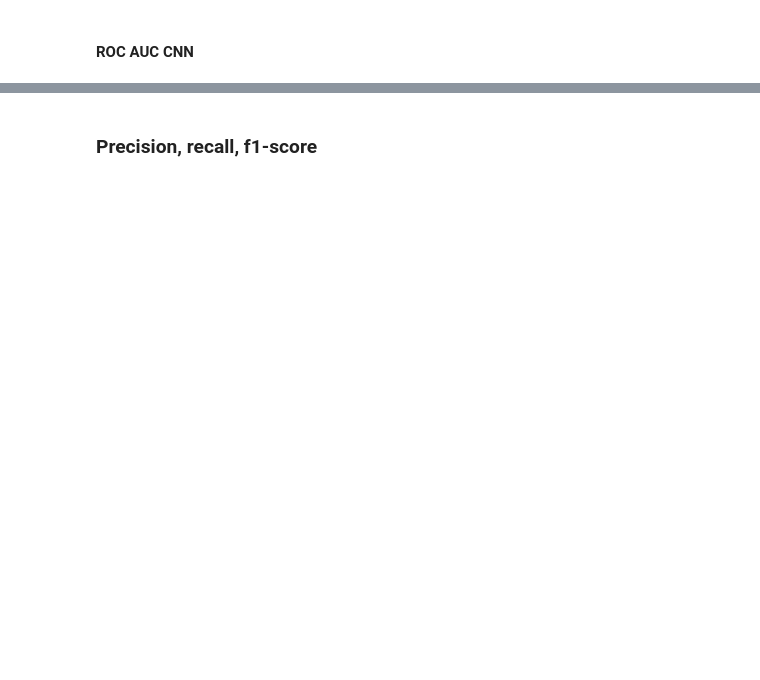
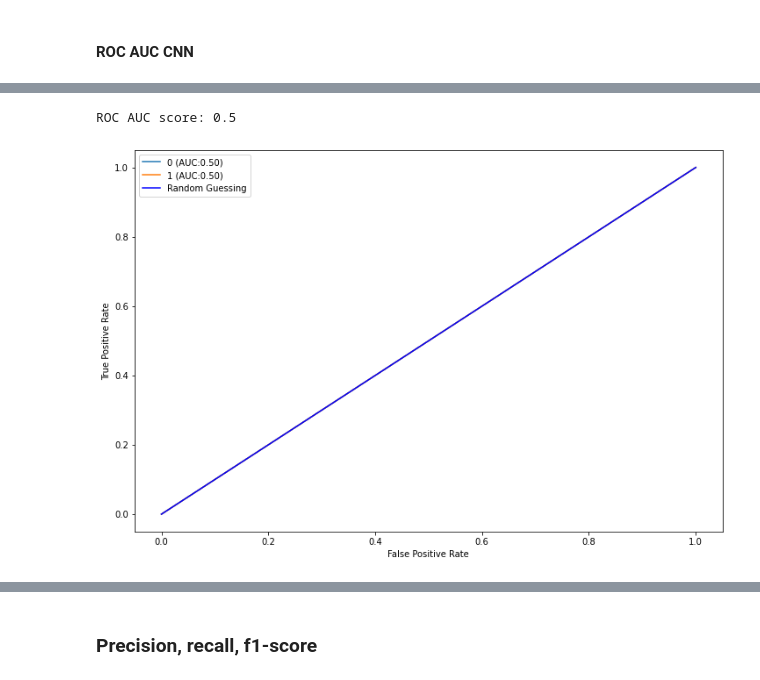
Before and after one commit to ppaszko/um_project, a Jupyter notebook: um_draft.ipynb, the cells around one changed output, grey strips where cells are left out. Cells and saved outputs as stored; diff of their text form; code cells hidden in the pictures; blank space fills up the shorter version.

```diff
--- a/um_draft.ipynb
+++ b/um_draft.ipynb
@@ -954,3 +1109,7 @@ y_pred_cnn = y_pred_cnn.argmax(axis=-1)
 # %%
 y_train_cnn = Y_train2.argmax(axis=-1)
 # y_train_cnn
+# %%
+y_test2=label_binarize(y_test2, classes=[0,1])
+y_test2= np.hstack((1-y_test2, y_test2))
+y_test2
@@ -956,0 +1124,4 @@ y_train_cnn = Y_train2.argmax(axis=-1)
+# %%
+y_pred_cnn=label_binarize(y_pred_cnn, classes=[0,1])
+y_pred_cnn= np.hstack((1-y_pred_cnn, y_pred_cnn))
+y_pred_cnn
@@ -957,31 +1146,34 @@ y_train_cnn = Y_train2.argmax(axis=-1)
 # %%
 import matplotlib.pyplot as plt
 from sklearn.preprocessing import LabelBinarizer
 from sklearn.metrics import roc_curve, auc, roc_auc_score
 
-target= ['0', '1', '2', '3', '4', '5', '6', '7', '8', '9']
+target= ['0', '1']
 # set plot figure size
 fig, c_ax = plt.subplots(1,1, figsize = (12, 8))
 
 # function for scoring roc auc score for multi-class
 def multiclass_roc_auc_score(y_test, y_pred, average="macro"):
     lb = LabelBinarizer()
     lb.fit(y_test)
     y_test = lb.transform(y_test)
     y_pred = lb.transform(y_pred)
 
     for (idx, c_label) in enumerate(target):
         fpr, tpr, thresholds = roc_curve(y_test[:,idx].astype(int), y_pred[:,idx])
         c_ax.plot(fpr, tpr, label = '%s (AUC:%0.2f)'  % (c_label, auc(fpr, tpr)))
     c_ax.plot(fpr, fpr, 'b-', label = 'Random Guessing')
     return roc_auc_score(y_test, y_pred, average=average)
 
 print('ROC AUC score:', multiclass_roc_auc_score(y_test2, y_pred_cnn))
 
 c_ax.legend()
 c_ax.set_xlabel('False Positive Rate')
 c_ax.set_ylabel('True Positive Rate')
 plt.show()
+# %% [output]
+ROC AUC score: 0.5
+[figure, added]
 # %%
 # define a function that accepts a threshold and prints sensitivity and specificity
 def evaluate_threshold(tpr, fpr,clf_threshold, threshold):
```
Also changed, not shown: parts of 47 cells of this notebook, 1 other file.
